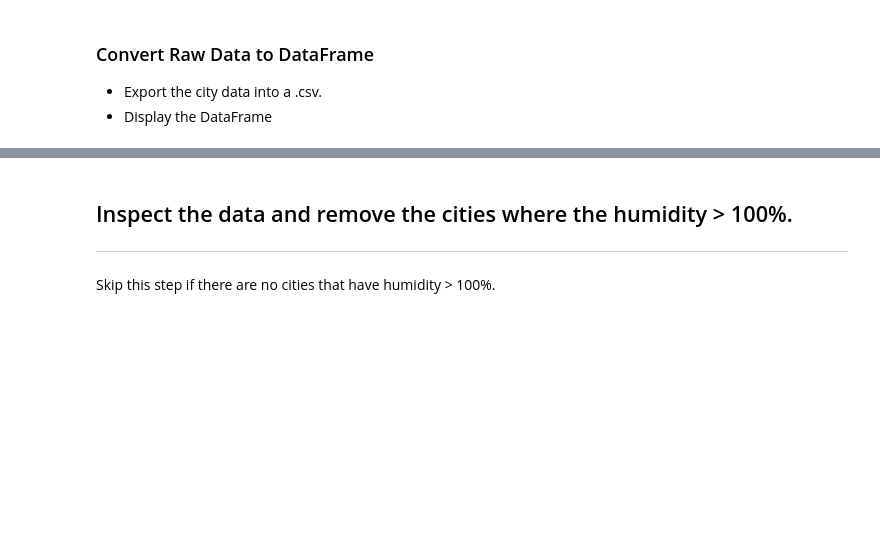
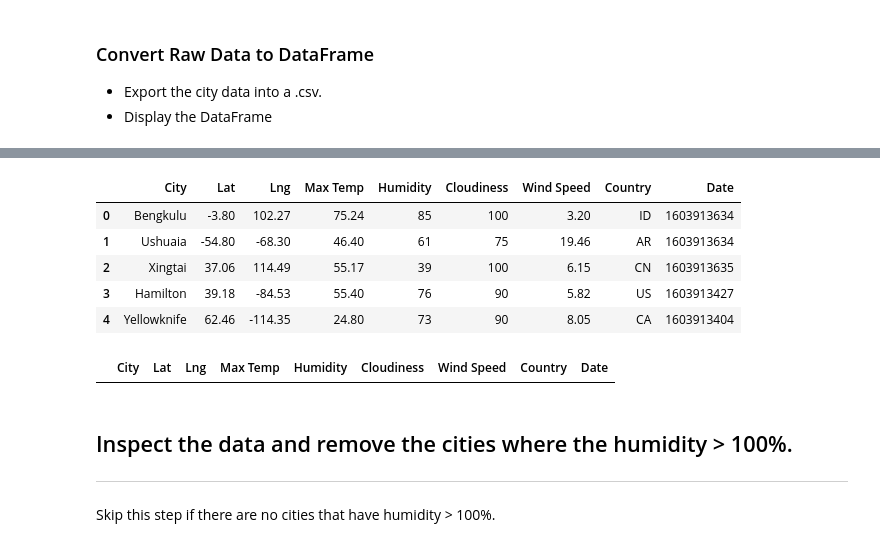
Before and after one commit to kdevanath/Python-API-Challenge, a Jupyter notebook: Weather/WeatherPy.ipynb, the cells around one changed output, grey strips where cells are left out. Saved outputs shown, nothing was run; the diff lists cells and outputs as text; code cells hidden in the pictures; blank space fills up the shorter version.

```diff
--- a/Weather/WeatherPy.ipynb
+++ b/Weather/WeatherPy.ipynb
@@ -21,3 +45,40 @@ city_data =
 ### Perform API Calls
 * Perform a weather check on each city using a series of successive API calls.
 * Include a print log of each city as it'sbeing processed (with the city number and city name).
+# %%
+url = "http://api.openweathermap.org/data/2.5/weather?"
+units = "imperial"
+
+#outputfile
+output_file = "output/cities.csv"
+
+#decided not to use the dictionary and creating 9 empty lists and appending to the dict.
+#I read a values from api call into a list and saved it into csv file.
+#weather_dict = dict()
+row=[]
+# Build partial query URL
+query_url = f"{url}appid={weather_api_key}&units={units}&q="
+i=0
+headers=['City','Lat','Lng','Max Temp','Humidity','Cloudiness','Wind Speed','Country','Date']
+with open(output_file, 'w') as csvfile:
+    weather_writer = csv.writer(csvfile)
+    weather_writer.writerow(headers)
+    for city in cities:
+        try:
+            response = requests.get(query_url + city).json()
+            row.append(response["name"])
+            row.append(response['coord']['lat'])
+            row.append(response['coord']['lon'])
+            row.append(response['main']['temp_max'])
+            row.append(response['main']['humidity'])
+            row.append(response['clouds']['all'])
+            row.append(response['wind']['speed'])
+            row.append(response['sys']['country'])
+            row.append(response['dt'])
+            weather_writer.writerow(row)
+            row.clear()
+            print(f' Processing weather for {city} and the number {response["id"]}:{i}-{response["name"]}')
+            if i%50 == 0:
+                time.sleep(40)
+        except:
+            print('No data for city {city}')
@@ -66,3 +110,20 @@ Data Retrieval Complete
+# %%
+weather_data = pd.read_csv(output_file)
+weather_data.head()
+# %% [output]
+|  | City | Lat | Lng | Max Temp | Humidity | Cloudiness | Wind Speed | Country | Date |
+| 0 | Bengkulu | -3.80 | 102.27 | 75.24 | 85 | 100 | 3.20 | ID | 1603913634 |
+| 1 | Ushuaia | -54.80 | -68.30 | 46.40 | 61 | 75 | 19.46 | AR | 1603913634 |
+| 2 | Xingtai | 37.06 | 114.49 | 55.17 | 39 | 100 | 6.15 | CN | 1603913635 |
+| 3 | Hamilton | 39.18 | -84.53 | 55.40 | 76 | 90 | 5.82 | US | 1603913427 |
+| 4 | Yellowknife | 62.46 | -114.35 | 24.80 | 73 | 90 | 8.05 | CA | 1603913404 |
+# %%
+cleaned_weather_data = weather_data.dropna(how="any")
+cleaned_weather_data.count()
+greater_than_100_humidity = cleaned_weather_data.loc[cleaned_weather_data['Humidity'] > 100]
+greater_than_100_humidity
+# %% [output]
+|  | City | Lat | Lng | Max Temp | Humidity | Cloudiness | Wind Speed | Country | Date |
 # %% [markdown]
 ## Inspect the data and remove the cities where the humidity > 100%.
 ----
```
Also changed, not shown: parts of 11 cells of this notebook, 5 other files.
